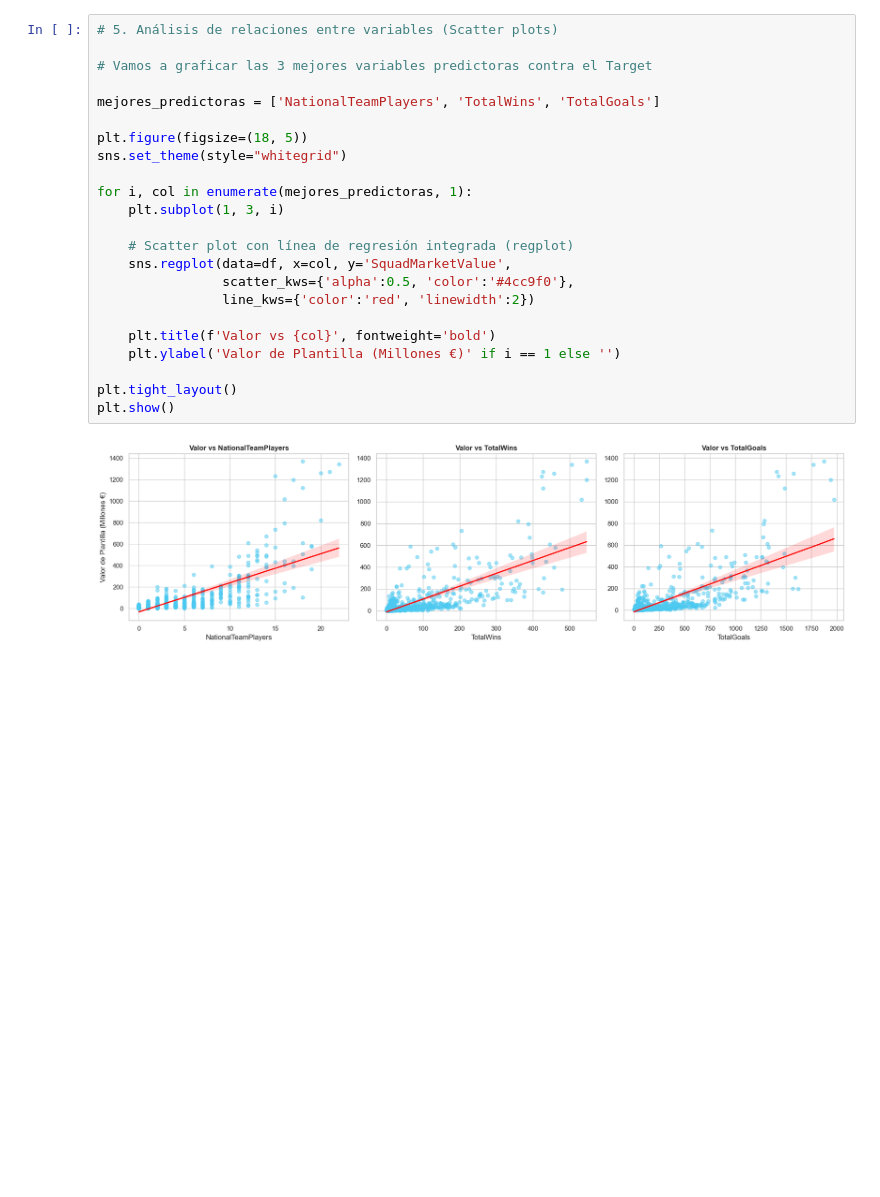
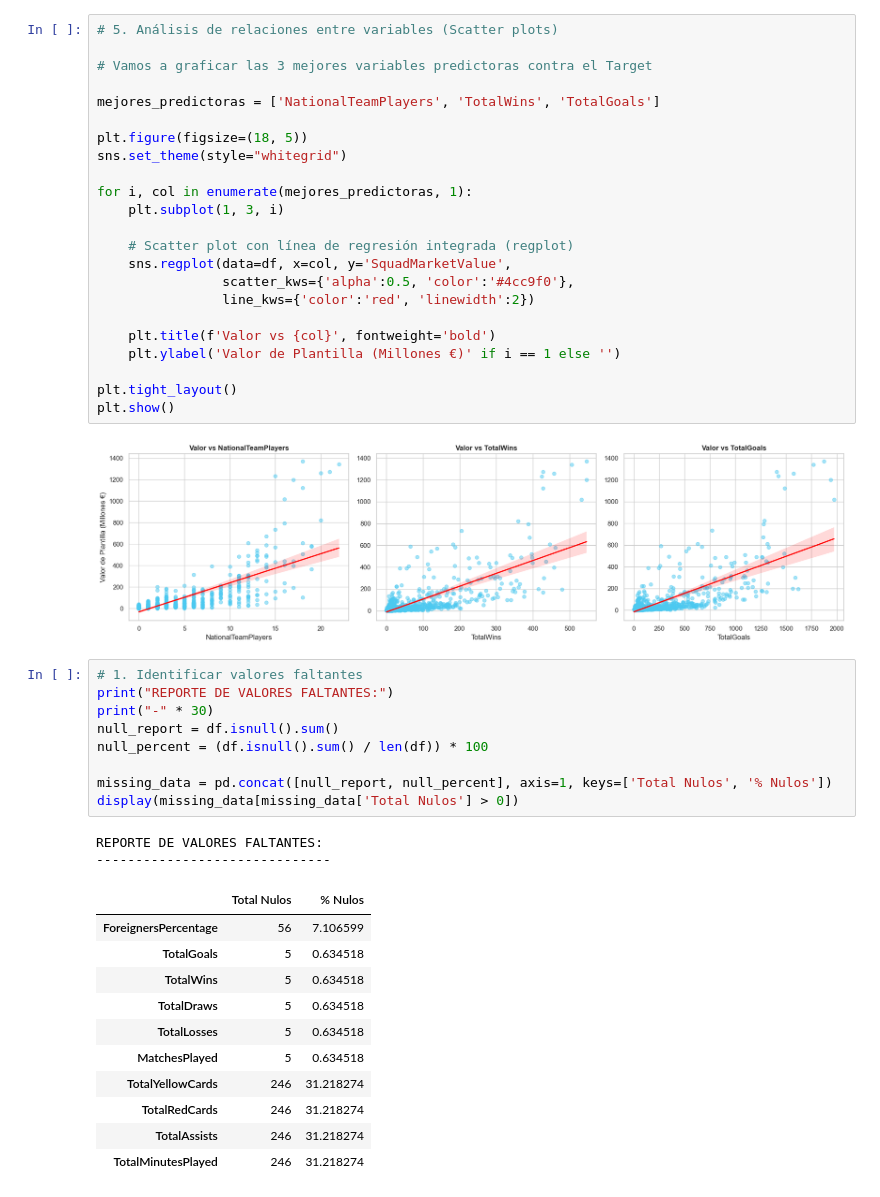
Before and after one commit to juanfruiz1/Analitica-de-datos, a Jupyter notebook: notebooks/eda_regresion.ipynb, the cells around one changed output. Cells and saved outputs as stored; diff of their text form; blank space fills up the shorter version.

```diff
--- a/notebooks/eda_regresion.ipynb
+++ b/notebooks/eda_regresion.ipynb
@@ -247,3 +247,26 @@ plt.tight_layout()
 plt.show()
 # %% [output]
 [figure]
+# %%
+# 1. Identificar valores faltantes
+print("REPORTE DE VALORES FALTANTES:")
+print("-" * 30)
+null_report = df.isnull().sum()
+null_percent = (df.isnull().sum() / len(df)) * 100
+
+missing_data = pd.concat([null_report, null_percent], axis=1, keys=['Total Nulos', '% Nulos'])
+display(missing_data[missing_data['Total Nulos'] > 0])
+# %% [output]
+REPORTE DE VALORES FALTANTES:
+------------------------------
+|  | Total Nulos | % Nulos |
+| ForeignersPercentage | 56 | 7.106599 |
+| TotalGoals | 5 | 0.634518 |
+| TotalWins | 5 | 0.634518 |
+| TotalDraws | 5 | 0.634518 |
+| TotalLosses | 5 | 0.634518 |
+| MatchesPlayed | 5 | 0.634518 |
+| TotalYellowCards | 246 | 31.218274 |
+| TotalRedCards | 246 | 31.218274 |
+| TotalAssists | 246 | 31.218274 |
+| TotalMinutesPlayed | 246 | 31.218274 |
```
Also changed, not shown: parts of 4 cells of this notebook, 3 other files.
